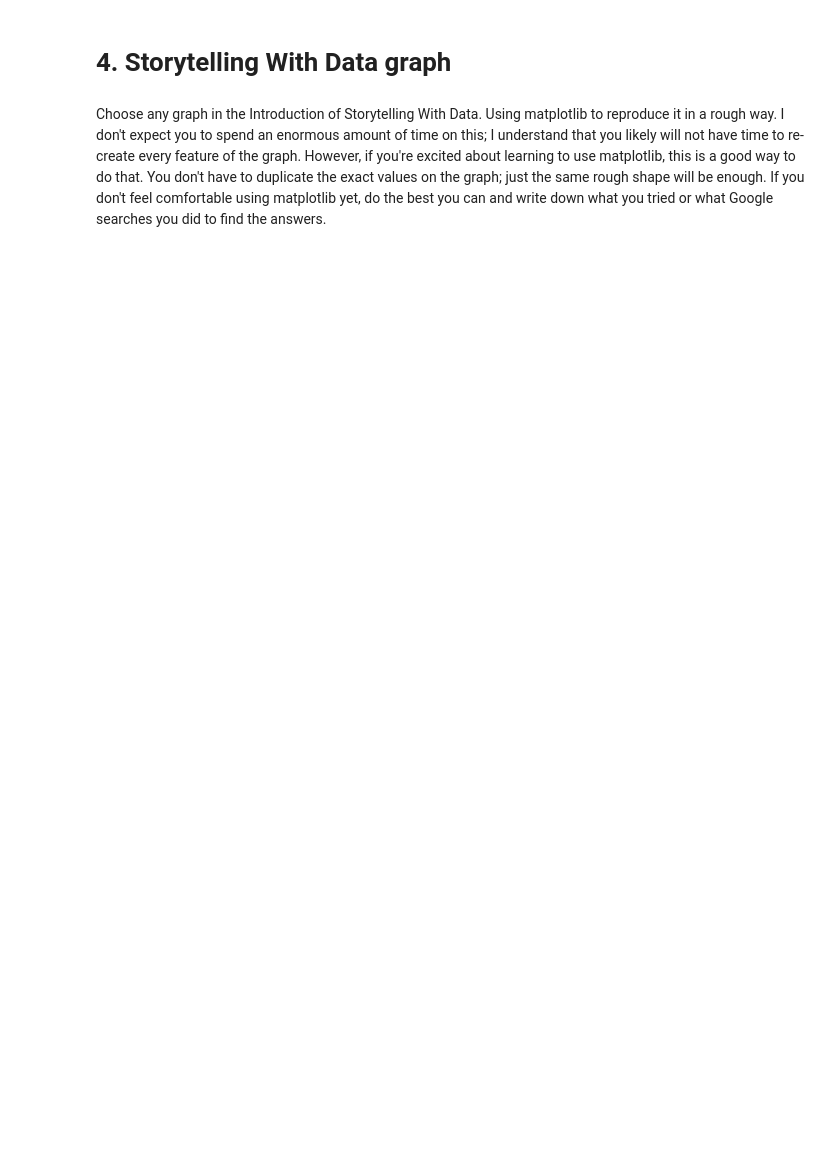
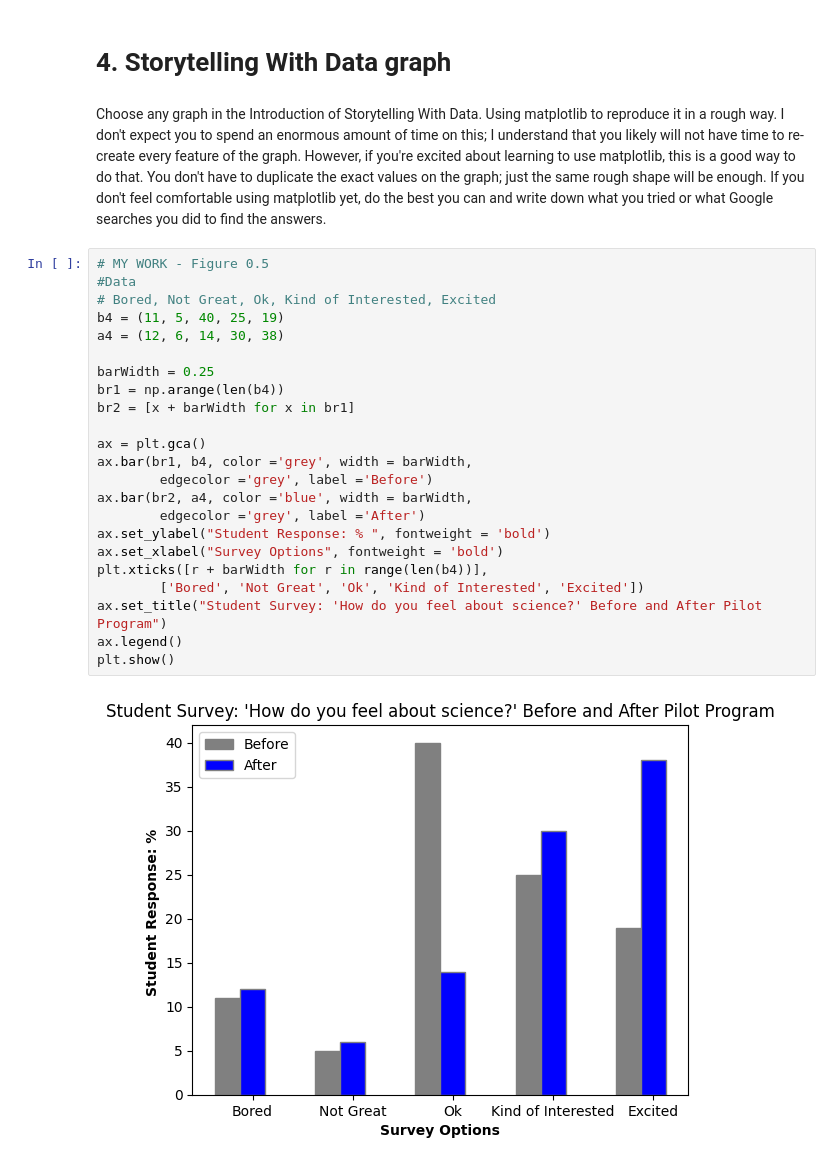
Before and after one commit to mclevel/699---AI-for-leaders, a Jupyter notebook: Week1.ipynb, the cells around one changed output. Saved outputs shown, nothing was run; the diff lists cells and outputs as text; blank space fills up the shorter version.

```diff
--- a/Week1.ipynb
+++ b/Week1.ipynb
@@ -507,3 +673,28 @@ ax.set_xlabel("Birth Date") # label the x axis
 # 4. Storytelling With Data graph
 # %% [markdown]
 Choose any graph in the Introduction of Storytelling With Data.  Using matplotlib to reproduce it in a rough way.  I don't expect you to spend an enormous amount of time on this; I understand that you likely will not have time to re-create every feature of the graph.  However, if you're excited about learning to use matplotlib, this is a good way to do that.  You don't have to duplicate the exact values on the graph; just the same rough shape will be enough.  If you don't feel comfortable using matplotlib yet, do the best you can and write down what you tried or what Google searches you did to find the answers.
+# %%
+# MY WORK - Figure 0.5
+#Data
+# Bored, Not Great, Ok, Kind of Interested, Excited
+b4 = (11, 5, 40, 25, 19)
+a4 = (12, 6, 14, 30, 38)
+
+barWidth = 0.25
+br1 = np.arange(len(b4))
+br2 = [x + barWidth for x in br1]
+
+ax = plt.gca()
+ax.bar(br1, b4, color ='grey', width = barWidth,
+        edgecolor ='grey', label ='Before')
+ax.bar(br2, a4, color ='blue', width = barWidth,
+        edgecolor ='grey', label ='After')
+ax.set_ylabel("Student Response: % ", fontweight = 'bold')
+ax.set_xlabel("Survey Options", fontweight = 'bold')
+plt.xticks([r + barWidth for r in range(len(b4))],
+        ['Bored', 'Not Great', 'Ok', 'Kind of Interested', 'Excited'])
+ax.set_title("Student Survey: 'How do you feel about science?' Before and After Pilot Program")
+ax.legend()
+plt.show()
+# %% [output]
+[figure, added]
```
Also changed, not shown: parts of 20 cells of this notebook.
